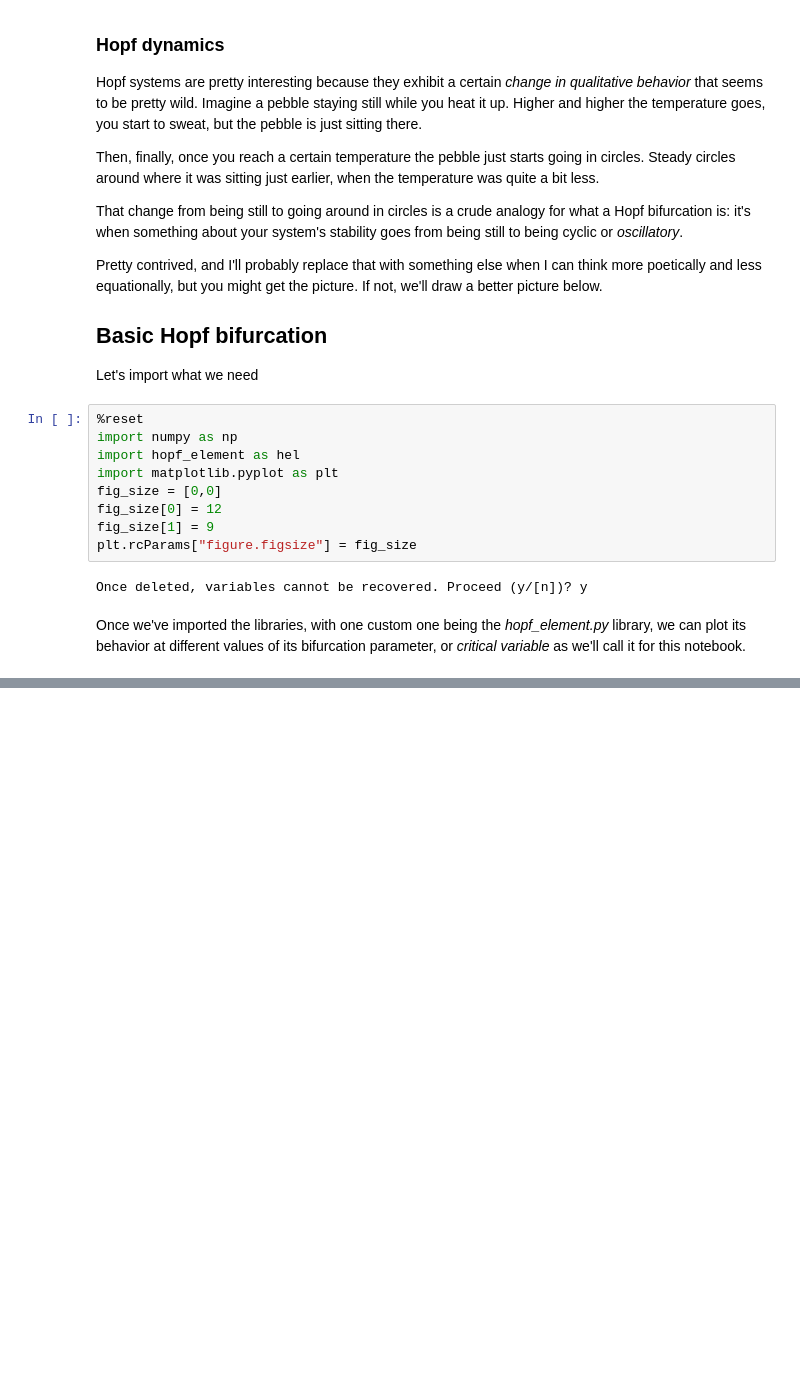
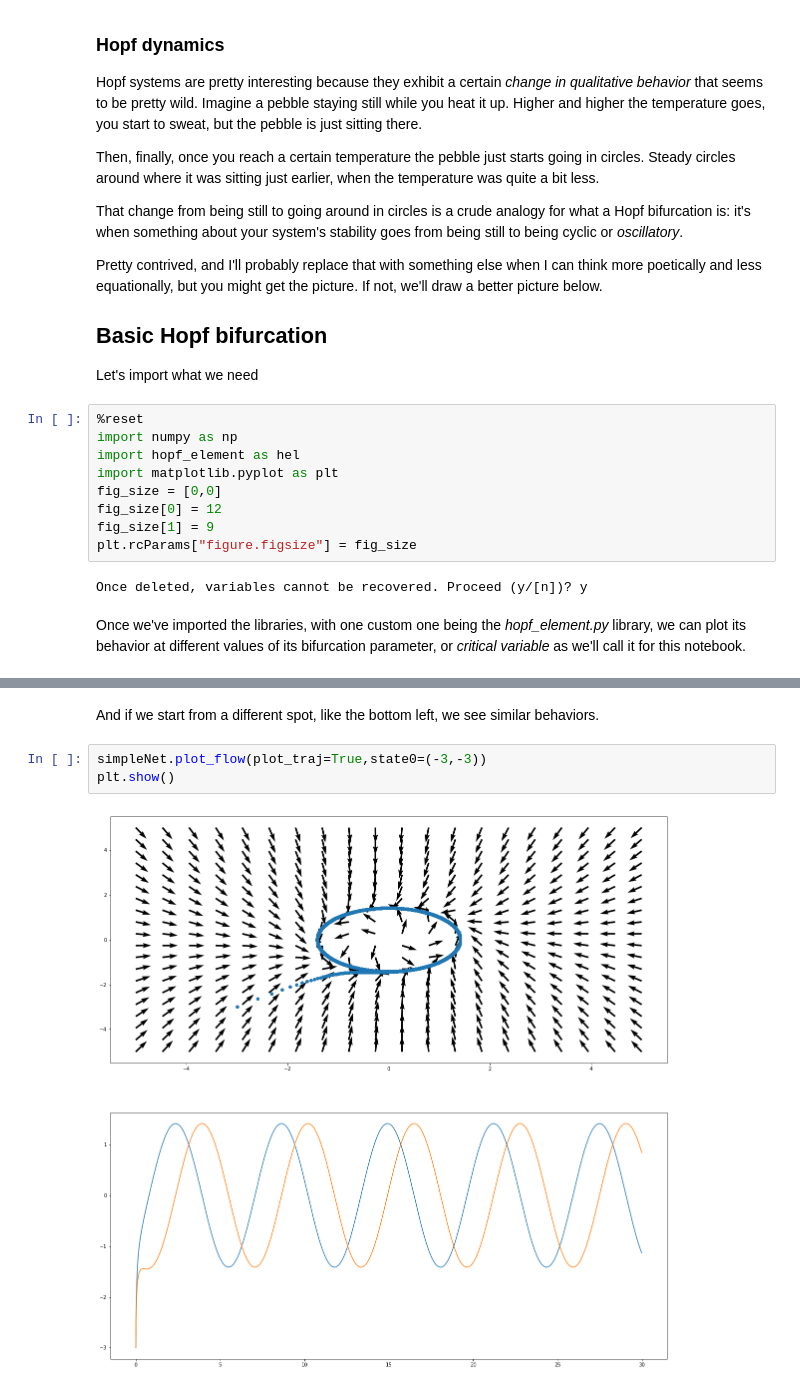
Before and after one commit to virati/VisualizeDynamics, a Jupyter notebook: Hopf_Basics.ipynb, the cells around one changed output, grey strips where cells are left out. Cells and saved outputs as stored; diff of their text form; blank space fills up the shorter version.

Commit message:
Minor edits to hop element to make sure we could have a different starting state. Updated notebook accordingly

```diff
--- a/Hopf_Basics.ipynb
+++ b/Hopf_Basics.ipynb
@@ -41,0 +67,7 @@ Here, we see the flow field of our Hopf system.
+# %% [markdown]
+And if we start from a different spot, like the bottom left, we see similar behaviors.
+# %%
+simpleNet.plot_flow(plot_traj=True,state0=(-3,-3))
+plt.show()
+# %% [output]
+[figure, added]
```
Also changed, not shown: parts of 8 cells of this notebook, 1 other file.
